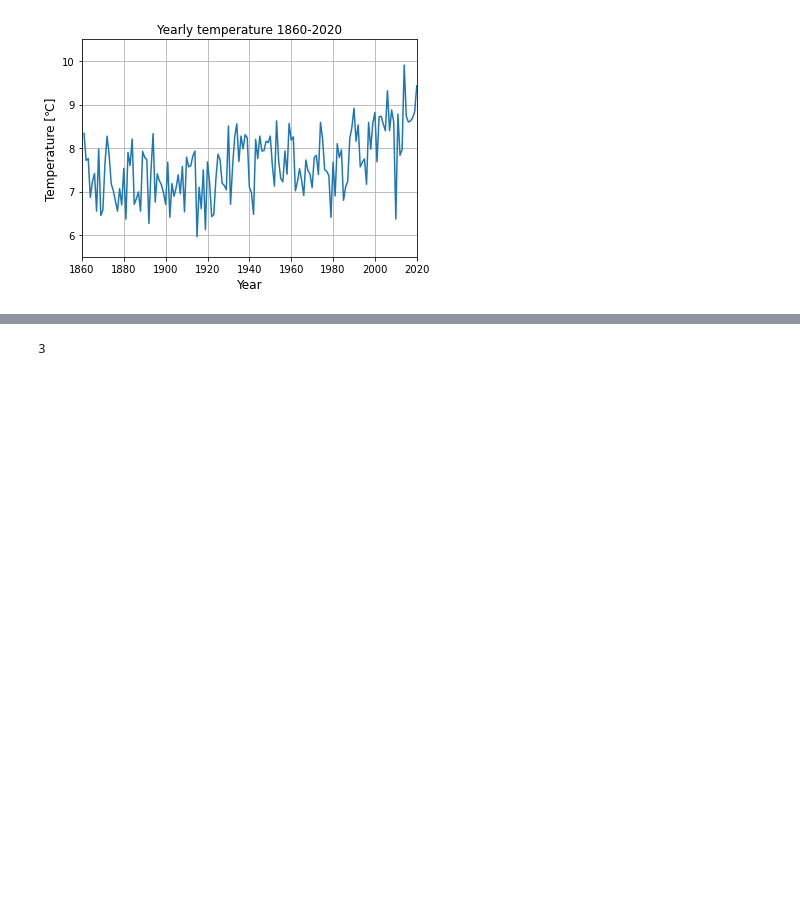
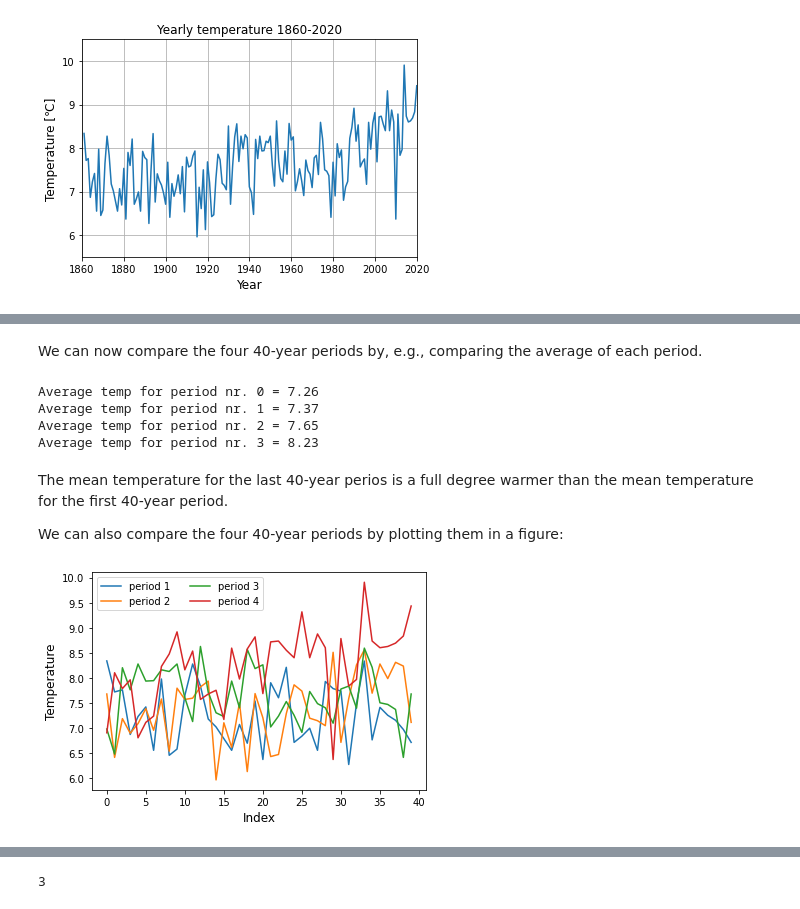
Before and after one commit to julienweihs/GEOF, a Jupyter notebook: Jupyter/Part7_For_if_loops.ipynb, the cells around one changed output, grey strips where cells are left out. Drawn from its saved outputs; the diff is of its cells as text; code cells hidden in the pictures; blank space fills up the shorter version.

```diff
--- a/Jupyter/Part7_For_if_loops.ipynb
+++ b/Jupyter/Part7_For_if_loops.ipynb
@@ -191,4 +70,0 @@ Nå kan vi f.eks. sammelingne de fire 40-årsperiodene ved å beregne gjennomsni
-# %%
-for i in range(4):
-    mean=np.mean(temp[indeks[i]:indeks[i+1]])
-    print('Gj.snitt temp for periode nr.', i, '=', np.round(mean,2))
@@ -217,7 +70,0 @@ Dette kan vi også gjøre med en for-løkke, så slipper vi så mange nesten lik
-# %%
-for i in range(4):
-    plt.plot(temp[indeks[i]:indeks[i+1]], label=str(i+1))
-plt.legend(ncol=4)
-plt.ylabel('Temperatur')
-plt.xlabel('Indeks')
-plt.show()
@@ -374,0 +75,10 @@ Det finnes flere løkker enn for-løkker, f.eks. `if-løkker`. Denne oppgaven fo
+# %%
+index=[
+    0,
+    len(time)*1/4,
+    len(time)*2/4,
+    len(time)*3/4,
+    len(time)
+]
+
+time[index]
@@ -374,0 +164,6 @@ Det finnes flere løkker enn for-løkker, f.eks. `if-løkker`. Denne oppgaven fo
+# %%
+for i in range(len(index)): # len(index)=5, so this equals "for i in range(5):"
+    index[i]=int(index[i])  # convert one element of index to an integer at the time.
+    print('i=',i,', index[i]=',index[i]) # Print out the result
+
+index # Write out what "index" looks like now. Compare to the result of the previous cell.
@@ -374,0 +177,27 @@ Det finnes flere løkker enn for-løkker, f.eks. `if-løkker`. Denne oppgaven fo
+# %% [markdown]
+We can now compare the four 40-year periods by, e.g., comparing the average of each period.
+# %%
+for i in range(4):
+    mean=np.mean(temp[index[i]:index[i+1]]) # Average of the period from index[i] to index[i+1]
+    mean=np.round(mean,2) # Round down to 2 decimals
+    print('Average temp for period nr.', i, '=', mean) # print the result
+# %% [output]
+Average temp for period nr. 0 = 7.26
+Average temp for period nr. 1 = 7.37
+Average temp for period nr. 2 = 7.65
+Average temp for period nr. 3 = 8.23
+# %% [markdown]
+The mean temperature for the last 40-year perios is a full degree warmer than the mean temperature for the first 40-year period.
+
+We can also compare the four 40-year periods by plotting them in a figure:
+# %%
+plt.plot(temp[index[0]:index[1]], label='period 1')
+plt.plot(temp[index[1]:index[2]], label='period 2')
+plt.plot(temp[index[2]:index[3]], label='period 3')
+plt.plot(temp[index[3]:index[4]], label='period 4')
+plt.legend(ncol=2)
+plt.ylabel('Temperature')
+plt.xlabel('Index')
+plt.show()
+# %% [output]
+[figure, added]
```
Also changed, not shown: parts of 89 cells of this notebook.
